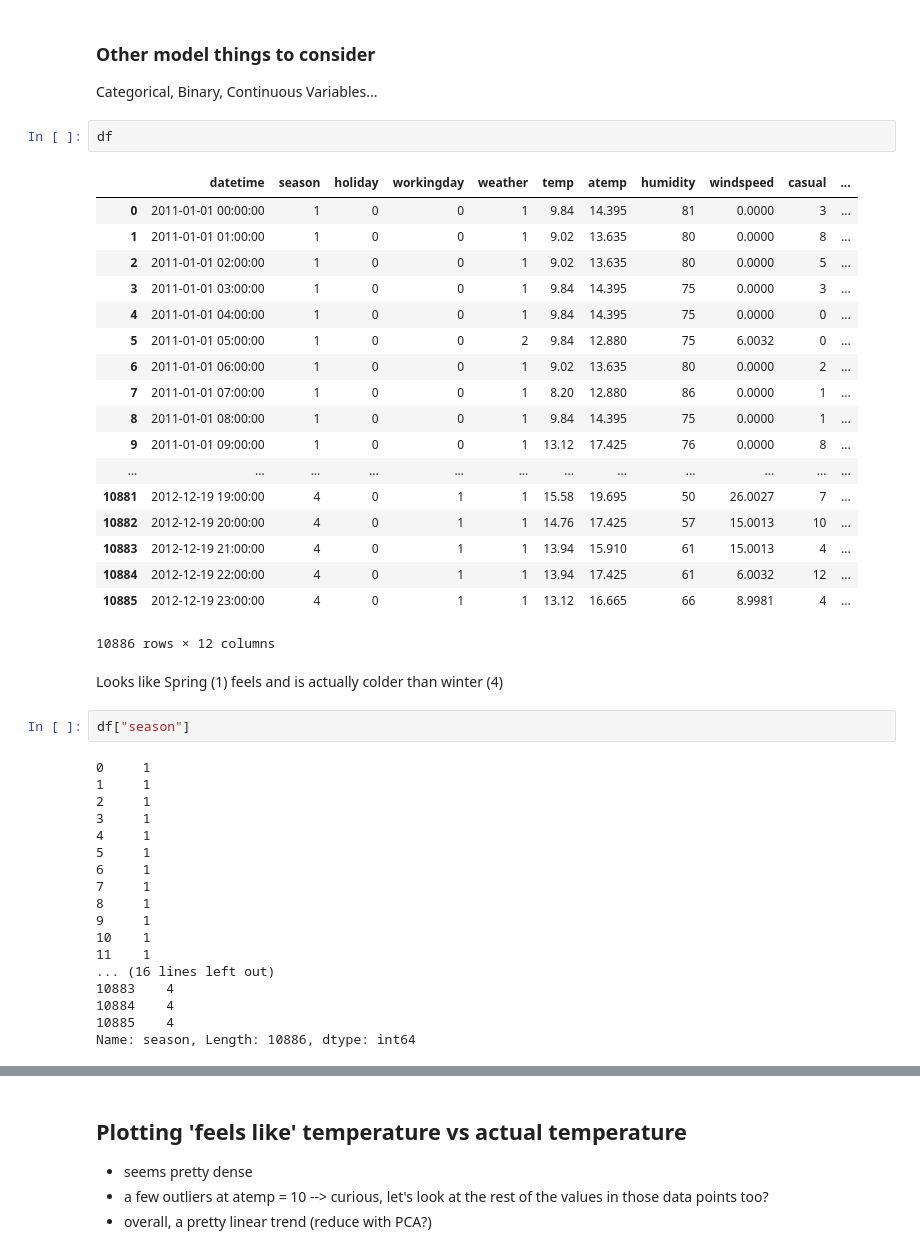
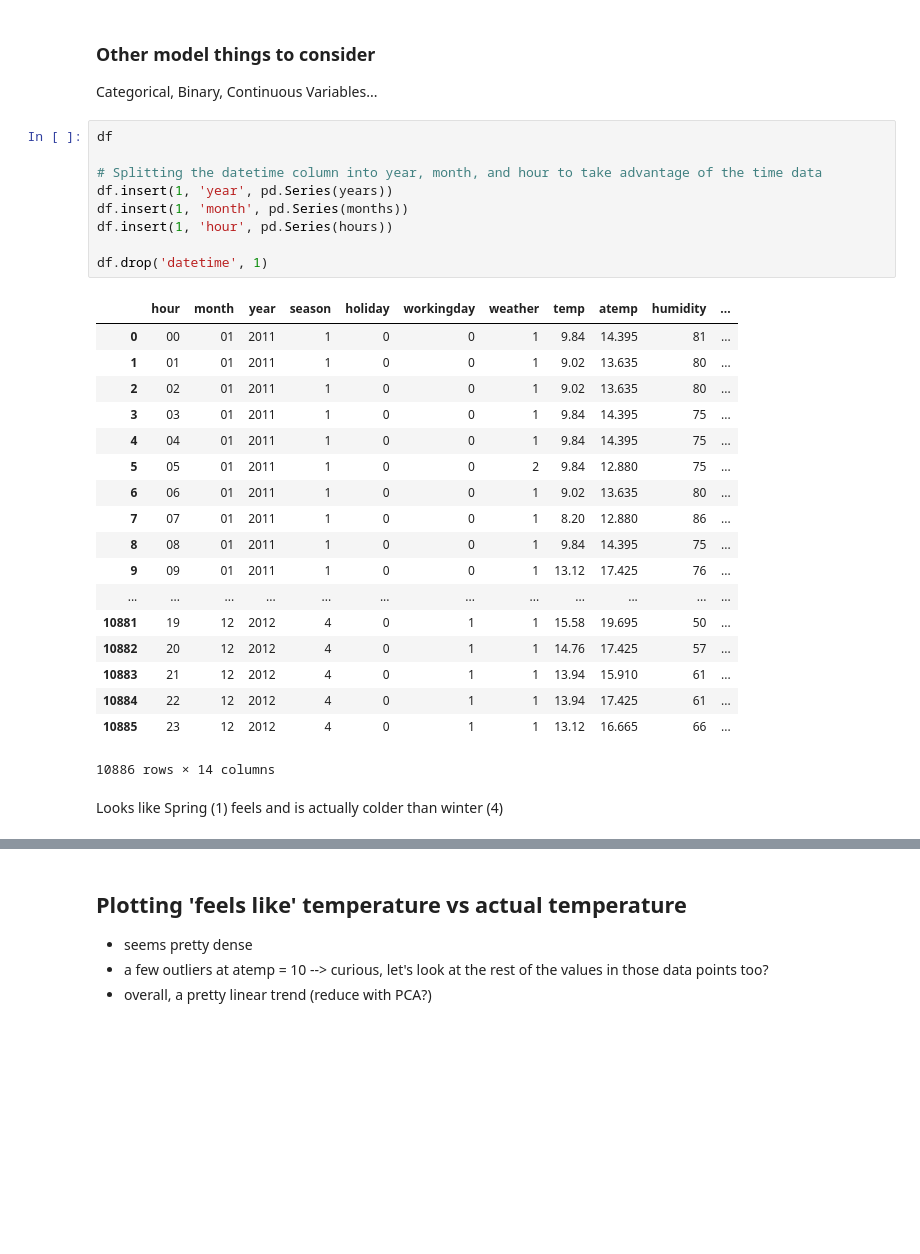
Before and after one commit to readml/bikeshare, a Jupyter notebook: explore.ipynb, the cells around one changed output, grey strips where cells are left out. Drawn from its saved outputs; the diff is of its cells as text; blank space fills up the shorter version.

Commit message:
split datetime into hour, month, year

```diff
--- a/explore.ipynb
+++ b/explore.ipynb
@@ -35,46 +35,33 @@ df = pd.read_csv(train_path)
 ### Other model things to consider
 
 Categorical, Binary, Continuous Variables...
-# %%
-df
-# %% [output]
-|  | datetime | season | holiday | workingday | weather | temp | atemp | humidity | windspeed | casual | ... |
-| 0 | 2011-01-01 00:00:00 | 1 | 0 | 0 | 1 | 9.84 | 14.395 | 81 | 0.0000 | 3 | ... |
-| 1 | 2011-01-01 01:00:00 | 1 | 0 | 0 | 1 | 9.02 | 13.635 | 80 | 0.0000 | 8 | ... |
-| 2 | 2011-01-01 02:00:00 | 1 | 0 | 0 | 1 | 9.02 | 13.635 | 80 | 0.0000 | 5 | ... |
-| 3 | 2011-01-01 03:00:00 | 1 | 0 | 0 | 1 | 9.84 | 14.395 | 75 | 0.0000 | 3 | ... |
-| 4 | 2011-01-01 04:00:00 | 1 | 0 | 0 | 1 | 9.84 | 14.395 | 75 | 0.0000 | 0 | ... |
-| 5 | 2011-01-01 05:00:00 | 1 | 0 | 0 | 2 | 9.84 | 12.880 | 75 | 6.0032 | 0 | ... |
-| 6 | 2011-01-01 06:00:00 | 1 | 0 | 0 | 1 | 9.02 | 13.635 | 80 | 0.0000 | 2 | ... |
-| 7 | 2011-01-01 07:00:00 | 1 | 0 | 0 | 1 | 8.20 | 12.880 | 86 | 0.0000 | 1 | ... |
-| 8 | 2011-01-01 08:00:00 | 1 | 0 | 0 | 1 | 9.84 | 14.395 | 75 | 0.0000 | 1 | ... |
-| 9 | 2011-01-01 09:00:00 | 1 | 0 | 0 | 1 | 13.12 | 17.425 | 76 | 0.0000 | 8 | ... |
-| ... | ... | ... | ... | ... | ... | ... | ... | ... | ... | ... | ... |
-| 10881 | 2012-12-19 19:00:00 | 4 | 0 | 1 | 1 | 15.58 | 19.695 | 50 | 26.0027 | 7 | ... |
-| 10882 | 2012-12-19 20:00:00 | 4 | 0 | 1 | 1 | 14.76 | 17.425 | 57 | 15.0013 | 10 | ... |
-| 10883 | 2012-12-19 21:00:00 | 4 | 0 | 1 | 1 | 13.94 | 15.910 | 61 | 15.0013 | 4 | ... |
-| 10884 | 2012-12-19 22:00:00 | 4 | 0 | 1 | 1 | 13.94 | 17.425 | 61 | 6.0032 | 12 | ... |
-| 10885 | 2012-12-19 23:00:00 | 4 | 0 | 1 | 1 | 13.12 | 16.665 | 66 | 8.9981 | 4 | ... |
-10886 rows × 12 columns
+# %%
+df
+
+# Splitting the datetime column into year, month, and hour to take advantage of the time data
+df.insert(1, 'year', pd.Series(years))
+df.insert(1, 'month', pd.Series(months))
+df.insert(1, 'hour', pd.Series(hours))
+
+df.drop('datetime', 1)
+# %% [output]
+|  | hour | month | year | season | holiday | workingday | weather | temp | atemp | humidity | ... |
+| 0 | 00 | 01 | 2011 | 1 | 0 | 0 | 1 | 9.84 | 14.395 | 81 | ... |
+| 1 | 01 | 01 | 2011 | 1 | 0 | 0 | 1 | 9.02 | 13.635 | 80 | ... |
+| 2 | 02 | 01 | 2011 | 1 | 0 | 0 | 1 | 9.02 | 13.635 | 80 | ... |
+| 3 | 03 | 01 | 2011 | 1 | 0 | 0 | 1 | 9.84 | 14.395 | 75 | ... |
+| 4 | 04 | 01 | 2011 | 1 | 0 | 0 | 1 | 9.84 | 14.395 | 75 | ... |
+| 5 | 05 | 01 | 2011 | 1 | 0 | 0 | 2 | 9.84 | 12.880 | 75 | ... |
+| 6 | 06 | 01 | 2011 | 1 | 0 | 0 | 1 | 9.02 | 13.635 | 80 | ... |
+| 7 | 07 | 01 | 2011 | 1 | 0 | 0 | 1 | 8.20 | 12.880 | 86 | ... |
+| 8 | 08 | 01 | 2011 | 1 | 0 | 0 | 1 | 9.84 | 14.395 | 75 | ... |
+| 9 | 09 | 01 | 2011 | 1 | 0 | 0 | 1 | 13.12 | 17.425 | 76 | ... |
+| ... | ... | ... | ... | ... | ... | ... | ... | ... | ... | ... | ... |
+| 10881 | 19 | 12 | 2012 | 4 | 0 | 1 | 1 | 15.58 | 19.695 | 50 | ... |
+| 10882 | 20 | 12 | 2012 | 4 | 0 | 1 | 1 | 14.76 | 17.425 | 57 | ... |
+| 10883 | 21 | 12 | 2012 | 4 | 0 | 1 | 1 | 13.94 | 15.910 | 61 | ... |
+| 10884 | 22 | 12 | 2012 | 4 | 0 | 1 | 1 | 13.94 | 17.425 | 61 | ... |
+| 10885 | 23 | 12 | 2012 | 4 | 0 | 1 | 1 | 13.12 | 16.665 | 66 | ... |
+10886 rows × 14 columns
 # %% [markdown]
 Looks like Spring (1) feels and is actually colder than winter (4)
-# %%
-df["season"]
-# %% [output]
-0     1
-1     1
-2     1
-3     1
-4     1
-5     1
-6     1
-7     1
-8     1
-9     1
-10    1
-11    1
-... (16 lines left out)
-10883    4
-10884    4
-10885    4
-Name: season, Length: 10886, dtype: int64
```
Also changed, not shown: parts of 8 cells of this notebook.
